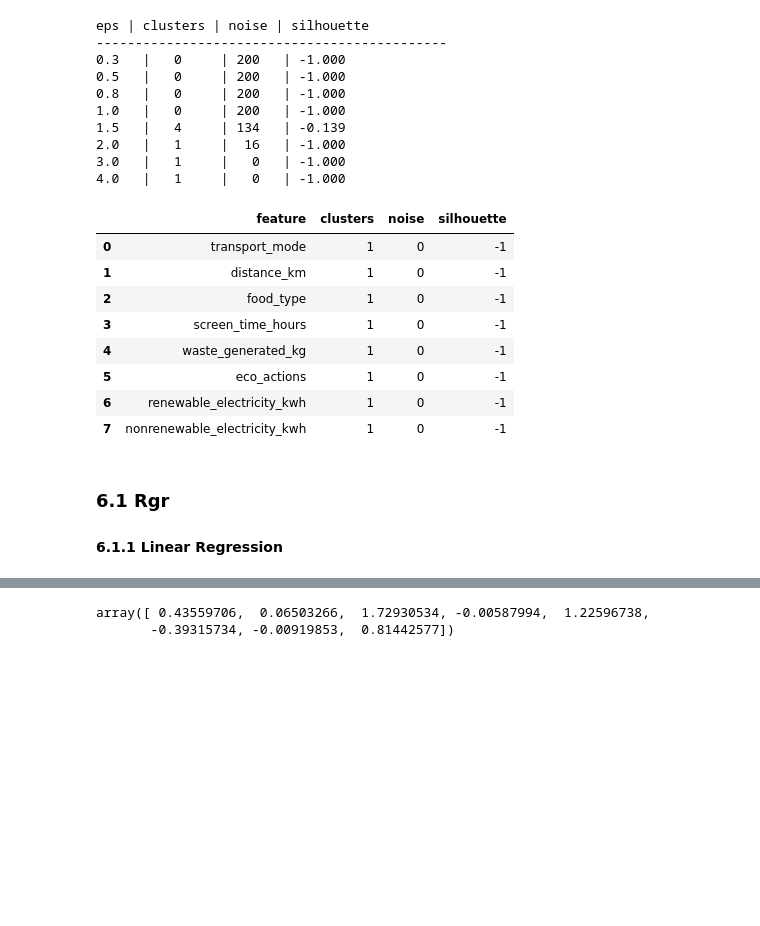
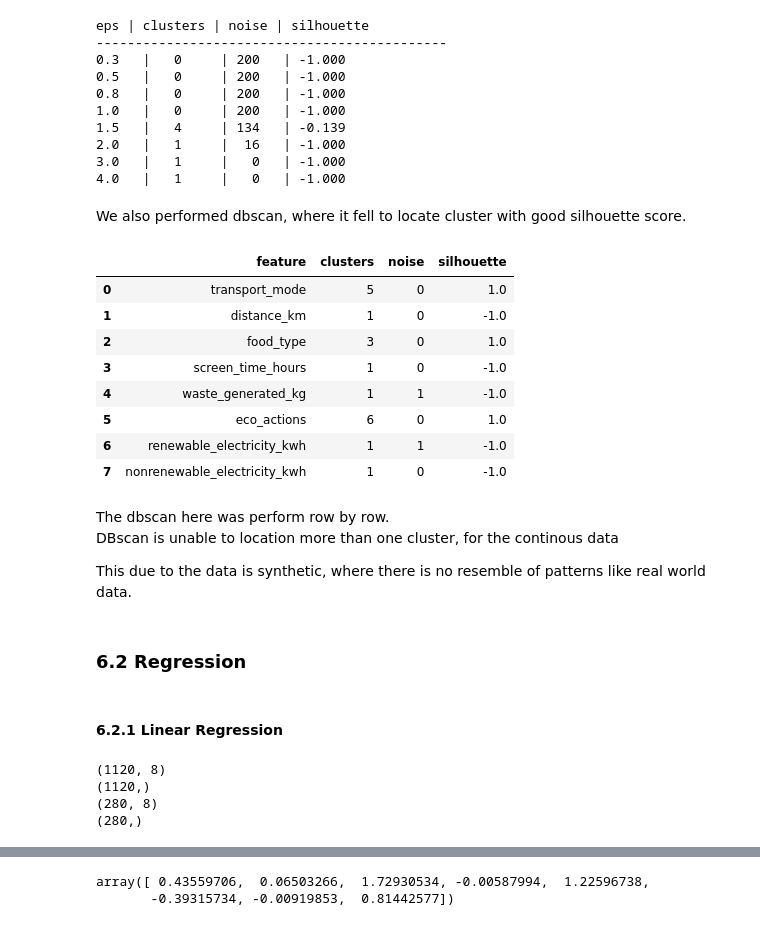
Before and after one commit to XunMMU/dsf-carbon, a Jupyter notebook: TT3L_G01_Notebook.ipynb, the cells around one changed output, grey strips where cells are left out. Cells and saved outputs as stored; diff of their text form; code cells hidden in the pictures; blank space fills up the shorter version.

```diff
--- a/TT3L_G01_Notebook.ipynb
+++ b/TT3L_G01_Notebook.ipynb
@@ -680,33 +689,41 @@ eps | clusters | noise | silhouette
 2.0   |   1     |  16   | -1.000
 3.0   |   1     |   0   | -1.000
 4.0   |   1     |   0   | -1.000
+# %% [markdown]
+We also performed dbscan, where it fell to locate cluster with good silhouette score.
 # %%
 sd_cluster = ['transport_mode', 'distance_km', 'food_type',
               'screen_time_hours', 'waste_generated_kg', 'eco_actions',
               'renewable_electricity_kwh', 'nonrenewable_electricity_kwh']
 
 results = []
 for feat in sd_cluster:
     X_1d = df[[feat]].values
     X_scaled_1d = StandardScaler().fit_transform(X_1d)
-    db, labels = dbscan(X_scaled_1d, eps=1.5, min_samples=5)
+    db, labels = dbscan(X_scaled_1d)
     n_clusters = len(set(labels) - {-1})
     n_noise = list(labels).count(-1)
     sil = silhouette_score(X_scaled_1d, labels) if n_clusters >= 2 else -1
     results.append({'feature': feat, 'clusters': n_clusters, 'noise': n_noise, 'silhouette': sil})
 
 db_c = pd.DataFrame(results)
 db_c
 # %% [output]
 |  | feature | clusters | noise | silhouette |
-| 0 | transport_mode | 1 | 0 | -1 |
-| 1 | distance_km | 1 | 0 | -1 |
-| 2 | food_type | 1 | 0 | -1 |
-| 3 | screen_time_hours | 1 | 0 | -1 |
-| 4 | waste_generated_kg | 1 | 0 | -1 |
-| 5 | eco_actions | 1 | 0 | -1 |
-| 6 | renewable_electricity_kwh | 1 | 0 | -1 |
-| 7 | nonrenewable_electricity_kwh | 1 | 0 | -1 |
+| 0 | transport_mode | 5 | 0 | 1.0 |
+| 1 | distance_km | 1 | 0 | -1.0 |
+| 2 | food_type | 3 | 0 | 1.0 |
+| 3 | screen_time_hours | 1 | 0 | -1.0 |
+| 4 | waste_generated_kg | 1 | 1 | -1.0 |
+| 5 | eco_actions | 6 | 0 | 1.0 |
+| 6 | renewable_electricity_kwh | 1 | 1 | -1.0 |
+| 7 | nonrenewable_electricity_kwh | 1 | 0 | -1.0 |
+# %% [markdown]
+The dbscan here was perform row by row.
+DBscan is unable to location more than one cluster, for the continous data
+
+This due to the data is synthetic, where there is no resemble of patterns like real world data.
+# %% [markdown]
+### 6.2 Regression
 # %% [markdown]
-### 6.1 Rgr
-#### 6.1.1 Linear Regression
+#### 6.2.1 Linear Regression
@@ -712,0 +736,10 @@ db_c
+# %%
+print(X_train.shape)
+print(y_train.shape)
+print(X_test.shape)
+print(y_test.shape)
+# %% [output]
+(1120, 8)
+(1120,)
+(280, 8)
+(280,)
```
Also changed, not shown: parts of 64 cells of this notebook, 3 other files.
